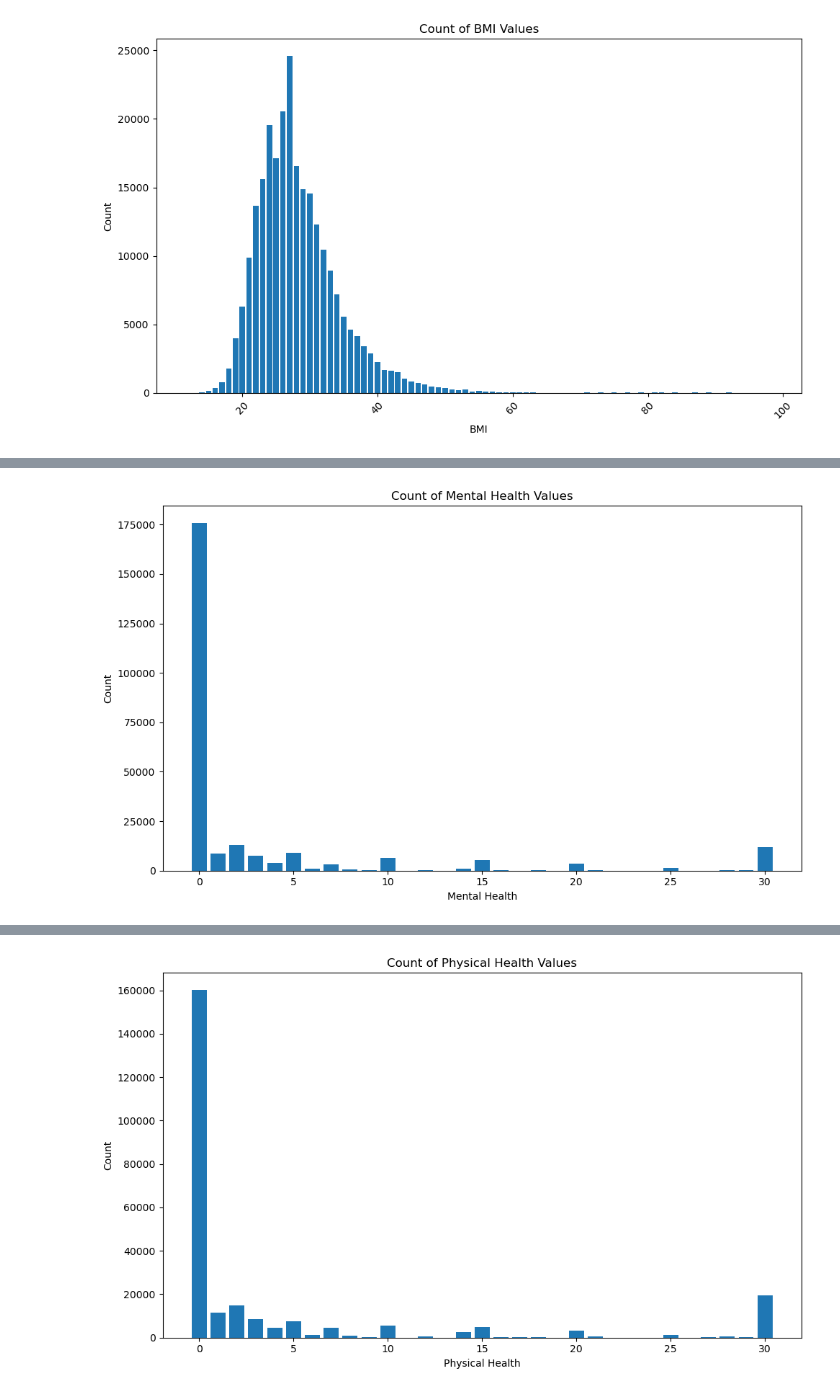
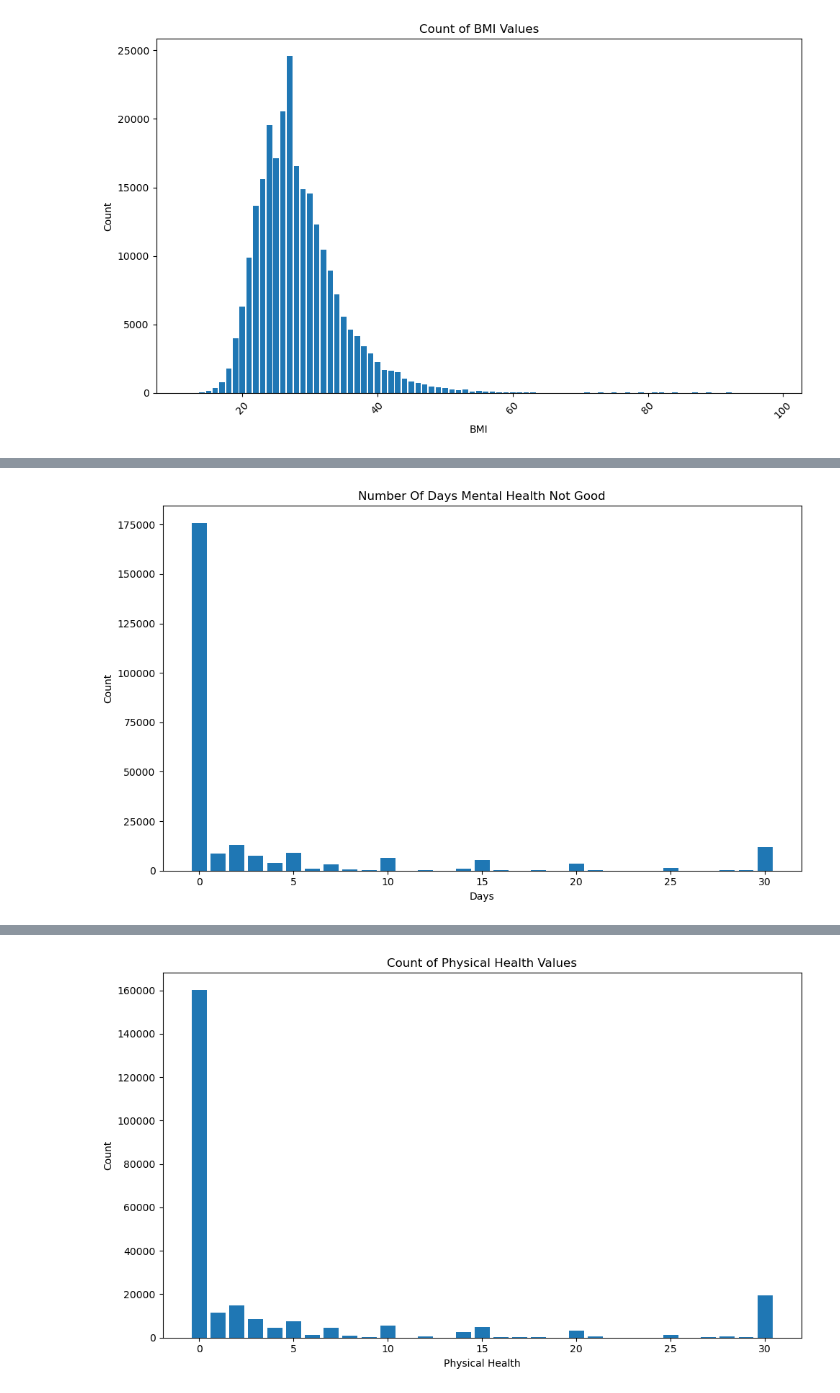
Before and after one commit to lykkelig/Capstone-Two, a Jupyter notebook: Capstone_Two_Diabetic_Prediction.ipynb, the cells around one changed output, grey strips where cells are left out. Cells and saved outputs as stored; diff of their text form; code cells hidden in the pictures.

```diff
--- a/Capstone_Two_Diabetic_Prediction.ipynb
+++ b/Capstone_Two_Diabetic_Prediction.ipynb
@@ -269,26 +317,26 @@ plt.show()
 # %%
 # Let's plot the Mental Health and see how it is distributed by value
 # Count the occurrences of each unique value in the "MentHlth" column
 bmi_counts = features_df['MentHlth'].value_counts()
 
 # Create the bar chart
 # Set the figure size
 plt.figure(figsize=(10, 6))
 
 # Plot the bar chart using plt.bar()
 plt.bar(bmi_counts.index, bmi_counts.values)
 
 # Always add labels and titles
-plt.xlabel('Mental Health')
+plt.xlabel('Days')
 plt.ylabel('Count')
-plt.title('Count of Mental Health Values')
+plt.title('Number Of Days Mental Health Not Good')
 
 # Rotate x-axis labels for better readability
 plt.xticks(rotation=0)
 
 # Ensure all elements fit within the figure
 plt.tight_layout()
 # Show the plot
 plt.show()
 # %% [output]
-[figure, old version]
+[figure, new version]
```
Also changed, not shown: parts of 21 cells of this notebook.
